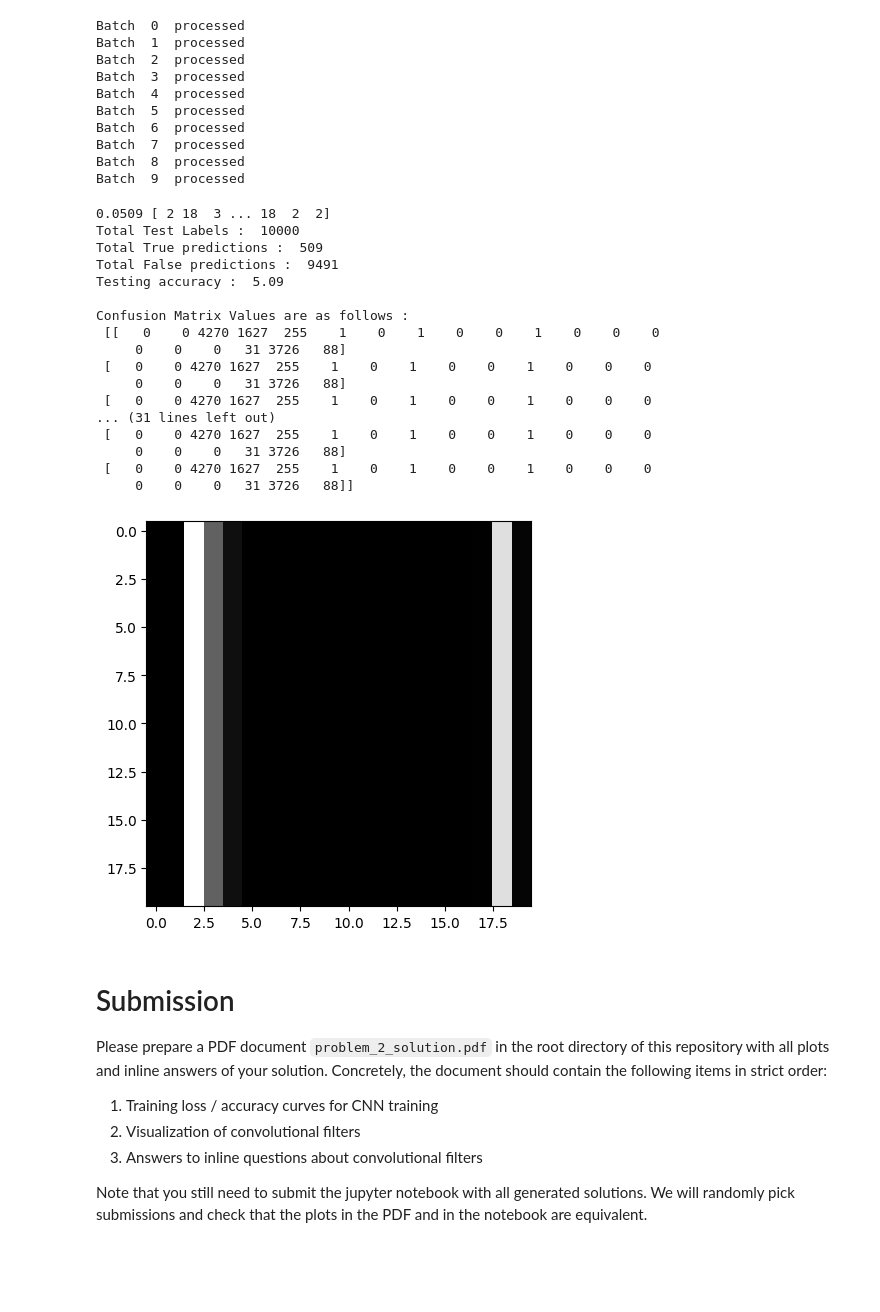
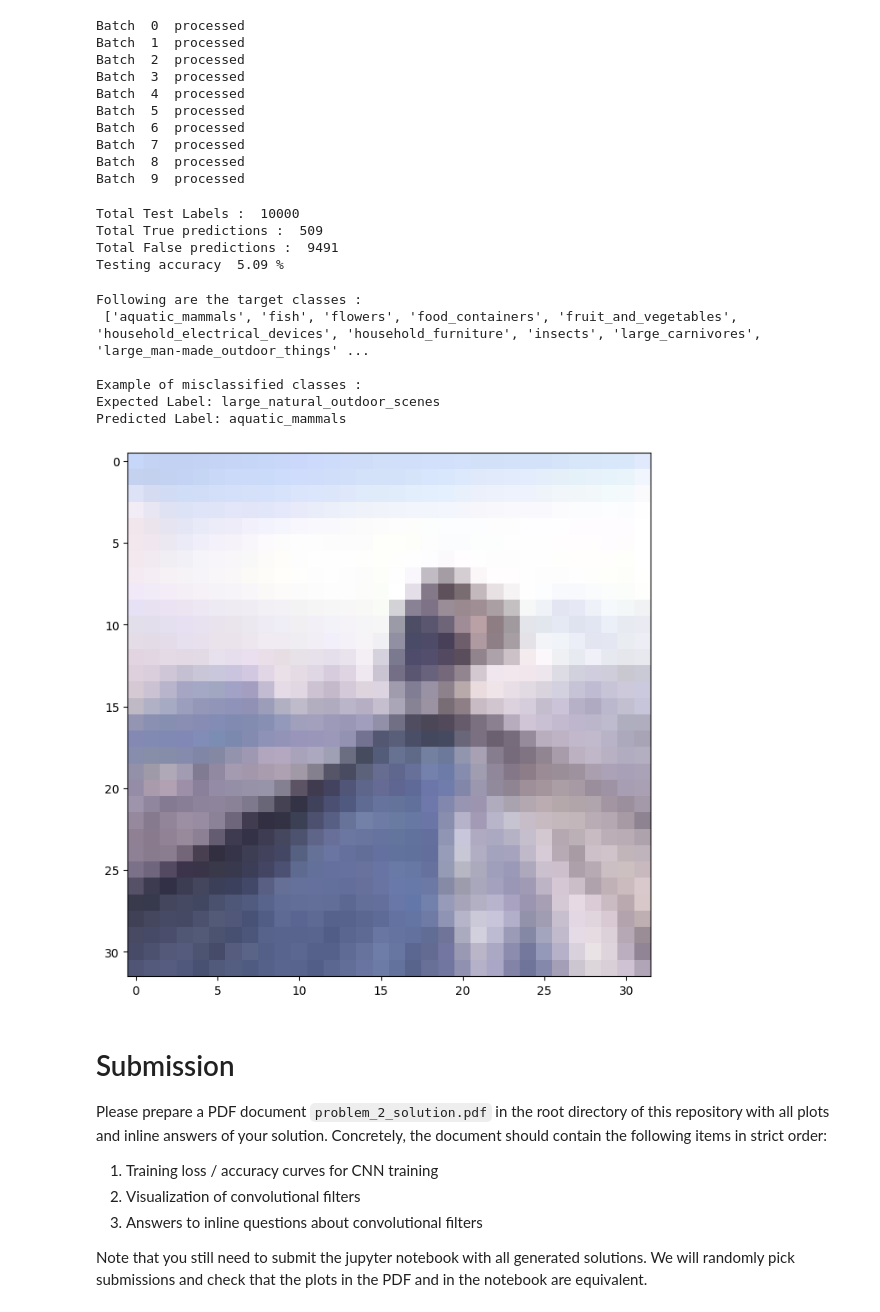
Before and after one commit to snehabandi/Deep-Learning-and-its-Applications, a Jupyter notebook: assignment1/Problem_2.ipynb, the cells around one changed output. Drawn from its saved outputs; the diff is of its cells as text; code cells hidden in the pictures; blank space fills up the shorter version.

```diff
--- a/assignment1/Problem_2.ipynb
+++ b/assignment1/Problem_2.ipynb
@@ -544,31 +594,27 @@ F = test_size - T
 print('Total Test Labels : ',test_size)
 print('Total True predictions : ',T)
 print('Total False predictions : ',F)
-print('Testing accuracy : ',(test_acc*100))
+print('Testing accuracy ',(test_acc*100),'%')
 
-conf_matrix = arr = [[0]*20]*20
-for exp,pred in zip(test_labels,preds) :
-    conf_matrix[exp][pred]+=1
-print('\nConfusion Matrix Values are as follows : \n',np.matrix(conf_matrix))
-plt.figure(figsize=(5,5))
-plt.imshow(conf_matrix)
-plt.show()
+conf_matrix = np.zeros((20,20,2,2))
+
+for i in range(20):
+    for j in range(20):
+        for exp in test_labels:
+            for pred in preds :
+                if i == j : #Positive
+                    if exp == pred: #True Positive
+                        conf_matrix[i][j][0][0]+=1
+                    else: #False Positive
+                        conf_matrix[i][j][0][1]+=1
+                else: #Negative
+                    if exp != pred: #True Negative
+                        conf_matrix[i][j][1][1]+=1
+                    else: #False Negative
+                        conf_matrix[i][j][1][0]+=1
+    print('Label ',i,' processed')
 # %% [output]
-0.0509 [ 2 18  3 ... 18  2  2]
 Total Test Labels :  10000
 Total True predictions :  509
 Total False predictions :  9491
-Testing accuracy :  5.09
-
-Confusion Matrix Values are as follows :
- [[   0    0 4270 1627  255    1    0    1    0    0    1    0    0    0
-     0    0    0   31 3726   88]
- [   0    0 4270 1627  255    1    0    1    0    0    1    0    0    0
-     0    0    0   31 3726   88]
- [   0    0 4270 1627  255    1    0    1    0    0    1    0    0    0
-... (31 lines left out)
- [   0    0 4270 1627  255    1    0    1    0    0    1    0    0    0
-     0    0    0   31 3726   88]
- [   0    0 4270 1627  255    1    0    1    0    0    1    0    0    0
-     0    0    0   31 3726   88]]
+Testing accuracy  5.09 %
-[figure, removed]
@@ -575,3 +629,28 @@ Confusion Matrix Values are as follows :
+# %%
+#Displaying Targeted classes
+print('Following are the target classes : \n',label_names)
+
+
+#Visualizing sample test data, image prediction and exectation
+test_img_data = data['data_test'][0]
+test_img_data = ((test_img_data*std_image + mean_image) * 255).astype(np.int32)
+
+plt.imshow(test_img_data)
+
+print('\nExample of misclassified classes :')
+label = label_names[data['labels_test'][0]]
+print("Expected Label:", label)
+
+label = label_names[data['labels_test'][preds[0]]]
+print("Predicted Label:", label)
+# %% [output]
+Following are the target classes :
+ ['aquatic_mammals', 'fish', 'flowers', 'food_containers', 'fruit_and_vegetables', 'household_electrical_devices', 'household_furniture', 'insects', 'large_carnivores', 'large_man-made_outdoor_things' ...
+
+Example of misclassified classes :
+Expected Label: large_natural_outdoor_scenes
+Predicted Label: aquatic_mammals
+[figure, added]
 # %% [markdown]
 # Submission
 
```
Also changed, not shown: parts of 6 cells of this notebook, 3 other files.
